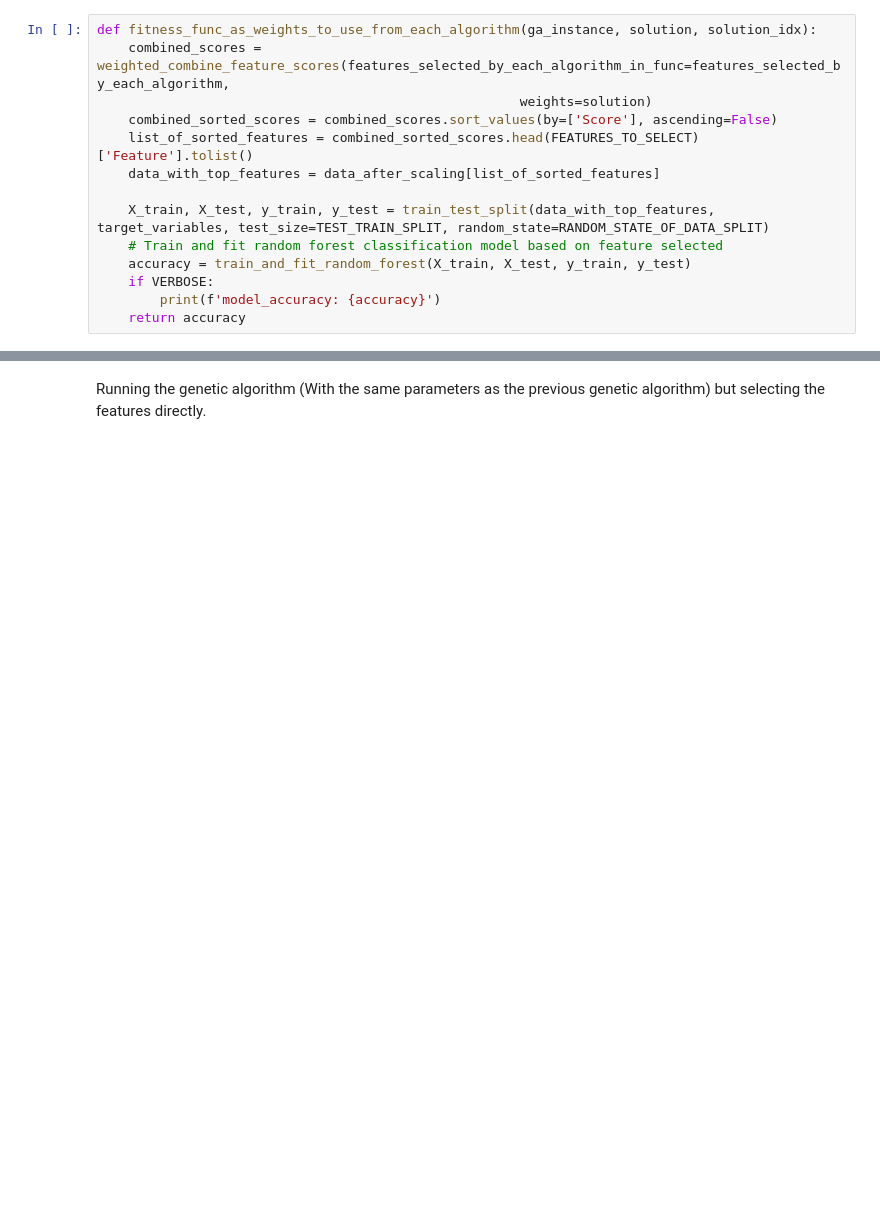
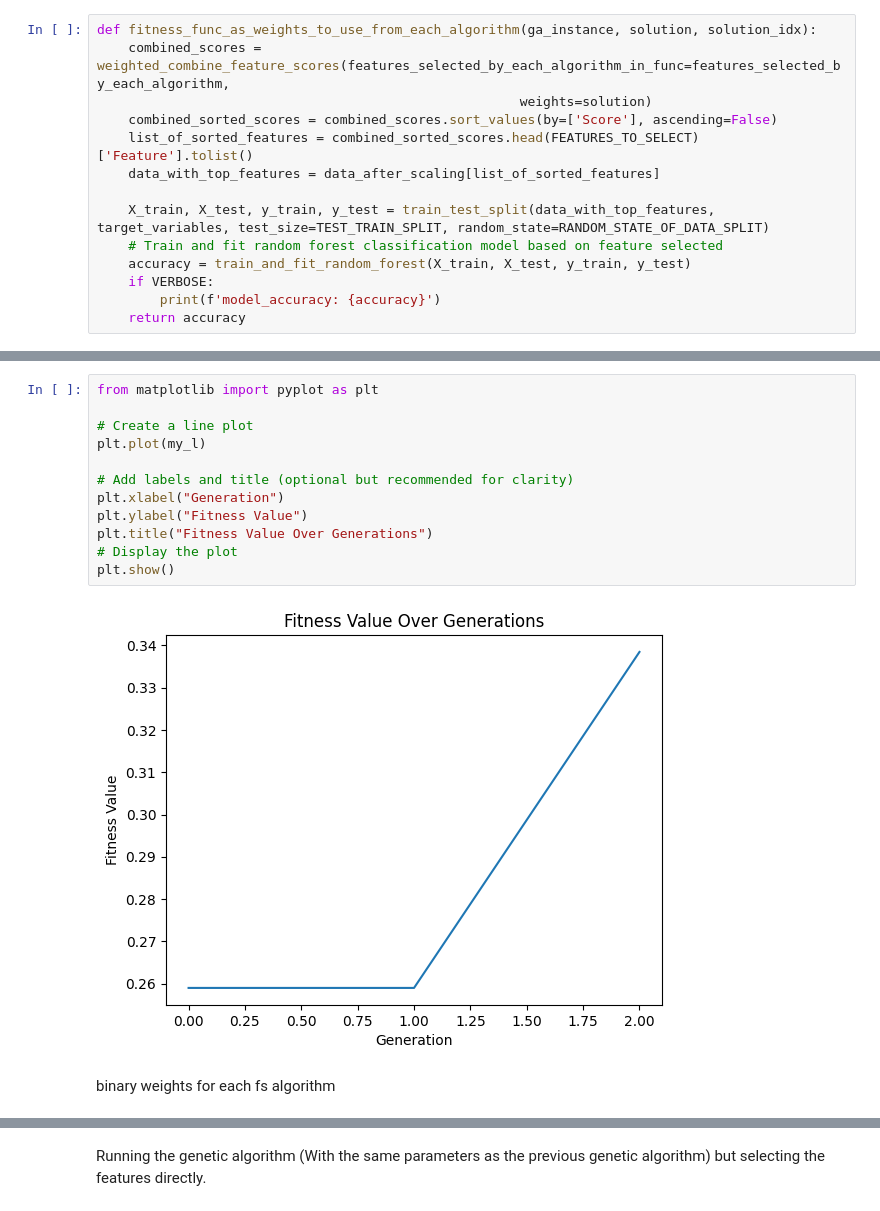
Before and after one commit to alongigi/genetic-algorithms-to-select-features, a Jupyter notebook: main.ipynb, the cells around one changed output, grey strips where cells are left out. Saved outputs shown, nothing was run; the diff lists cells and outputs as text; blank space fills up the shorter version.

```diff
--- a/main.ipynb
+++ b/main.ipynb
@@ -284,0 +333,16 @@ print("Fitness value of the best solution = {solution_fitness}".format(solution_
+# %%
+from matplotlib import pyplot as plt
+
+# Create a line plot
+plt.plot(my_l)
+
+# Add labels and title (optional but recommended for clarity)
+plt.xlabel("Generation")
+plt.ylabel("Fitness Value")
+plt.title("Fitness Value Over Generations")
+# Display the plot
+plt.show()
+# %% [output]
+[figure, added]
+# %% [markdown]
+binary weights for each fs algorithm
```
Also changed, not shown: parts of 25 cells of this notebook, 2 other files.
